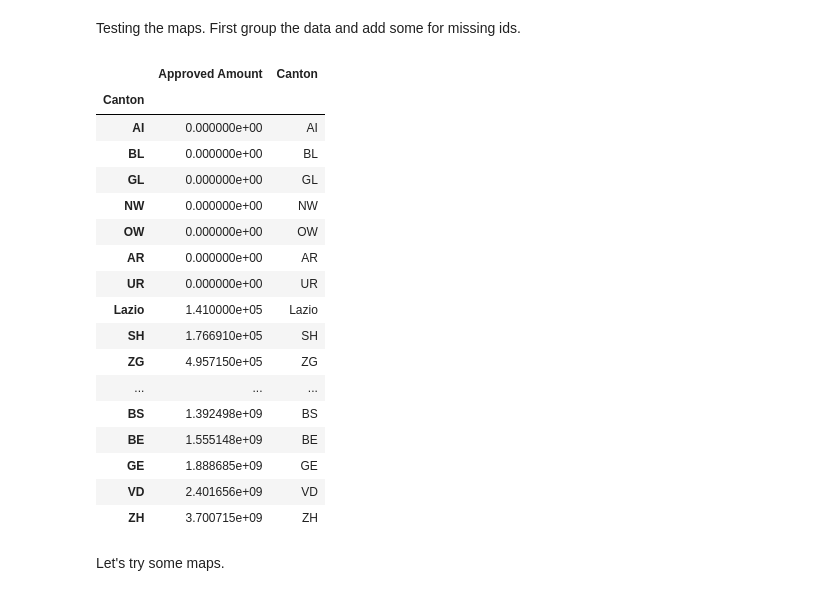
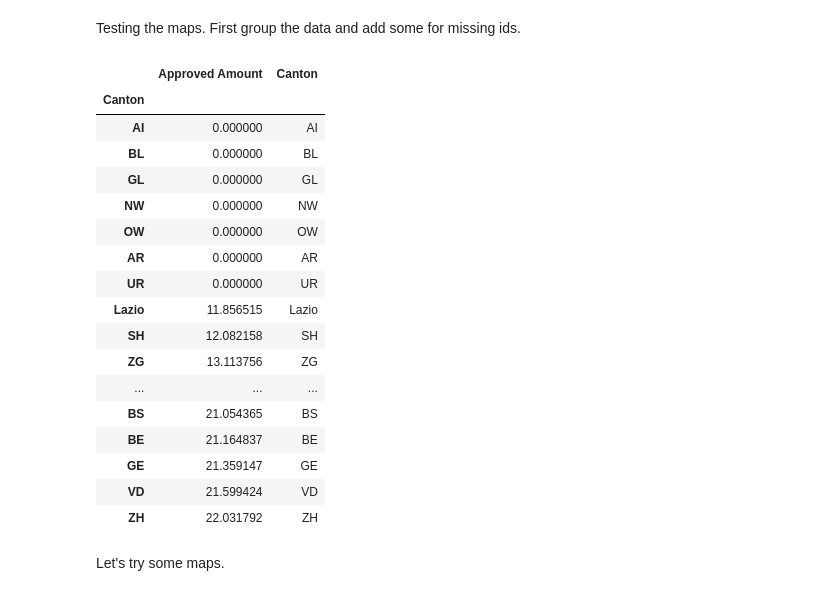
Before and after one commit to bojbilla/AdaHomeworks, a Jupyter notebook: 03 - Interactive Viz/HW3.ipynb, the cells around one changed output. Cells and saved outputs as stored; diff of their text form; code cells hidden in the pictures.

```diff
--- a/03 - Interactive Viz/HW3.ipynb
+++ b/03 - Interactive Viz/HW3.ipynb
@@ -358,31 +358,32 @@ Testing the maps. First group the data and add some for missing ids.
 # %%
 test = grants_with_cantons.copy()
 grouped_test = test[['Canton', 'Approved Amount']].groupby(by='Canton').sum()
 #add the canton as a column, required for folium
 grouped_test['Canton'] = grouped_test.index
 #add values for missing cantons
 grouped_test = grouped_test.append(pd.DataFrame({'Approved Amount': 0, 'Canton': ['UR', 'OW', 'NW', 'GL', 'BL', 'AR', 'AI']},
                                                 index=['UR', 'OW', 'NW', 'GL', 'BL', 'AR', 'AI']))
+grouped_test['Approved Amount'] = grouped_test['Approved Amount'].apply(lambda x: 0 if x == 0 else np.log(x))
 grouped_test.sort_values(by='Approved Amount')
 # %% [output]
 |  | Approved Amount | Canton |
 | Canton |  |  |
-| AI | 0.000000e+00 | AI |
-| BL | 0.000000e+00 | BL |
-| GL | 0.000000e+00 | GL |
-| NW | 0.000000e+00 | NW |
-| OW | 0.000000e+00 | OW |
-| AR | 0.000000e+00 | AR |
-| UR | 0.000000e+00 | UR |
-| Lazio | 1.410000e+05 | Lazio |
-| SH | 1.766910e+05 | SH |
-| ZG | 4.957150e+05 | ZG |
+| AI | 0.000000 | AI |
+| BL | 0.000000 | BL |
+| GL | 0.000000 | GL |
+| NW | 0.000000 | NW |
+| OW | 0.000000 | OW |
+| AR | 0.000000 | AR |
+| UR | 0.000000 | UR |
+| Lazio | 11.856515 | Lazio |
+| SH | 12.082158 | SH |
+| ZG | 13.113756 | ZG |
 | ... | ... | ... |
-| BS | 1.392498e+09 | BS |
-| BE | 1.555148e+09 | BE |
-| GE | 1.888685e+09 | GE |
-| VD | 2.401656e+09 | VD |
-| ZH | 3.700715e+09 | ZH |
+| BS | 21.054365 | BS |
+| BE | 21.164837 | BE |
+| GE | 21.359147 | GE |
+| VD | 21.599424 | VD |
+| ZH | 22.031792 | ZH |
 # %% [markdown]
 Let's try some maps.
 # %% [markdown]
```
Also changed, not shown: parts of 2 cells of this notebook.
